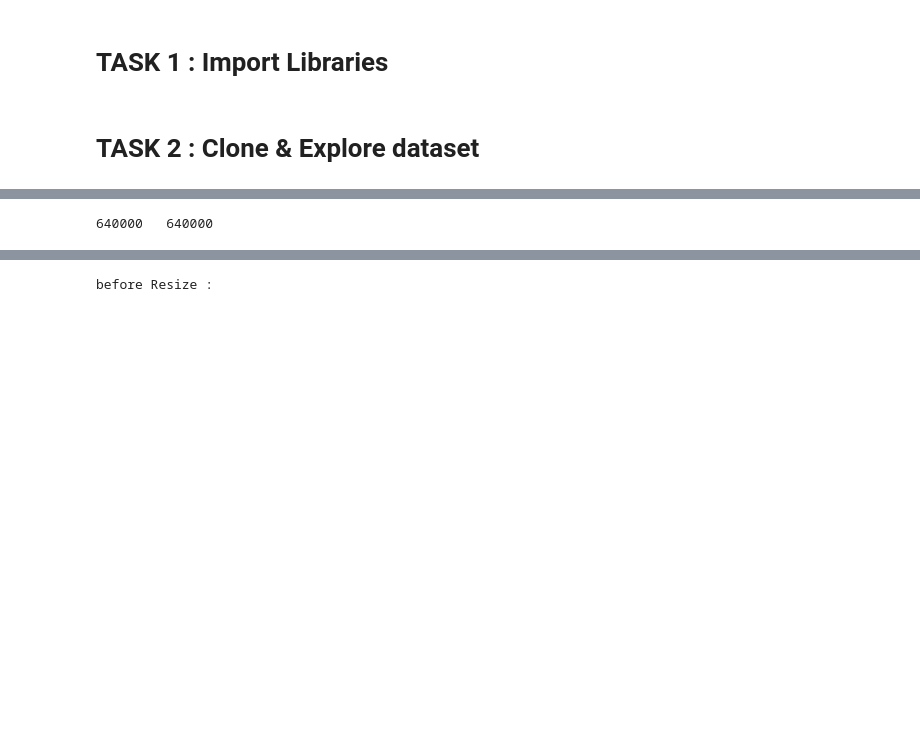
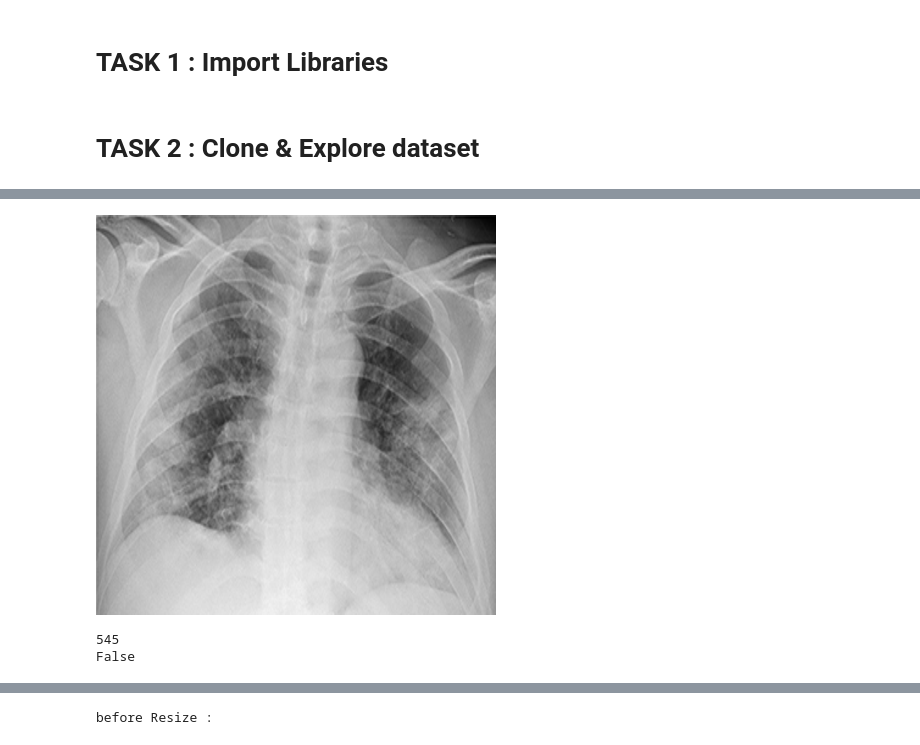
Before and after one commit to PradeepKumarM30/practiceAndLearn, a Jupyter notebook: transferlearning/justatry11.ipynb, the cells around one changed output, grey strips where cells are left out. Drawn from its saved outputs; the diff is of its cells as text; code cells hidden in the pictures; blank space fills up the shorter version.

```diff
--- a/transferlearning/justatry11.ipynb
+++ b/transferlearning/justatry11.ipynb
@@ -139,8 +139,8 @@ for filename in os.listdir(directory):
         #new_array = new_array.astype(np.float64)
       #  print("new array shape", new_array.shape(), " srd array shape", std_array.shape())
         new_array = new_array.astype(np.float64)
-        print(new_array.size, ' ', mean_array.size)
-        new_array = (new_array - mean_array) / std_array
+ #       print(new_array.size, ' ', mean_array.size)
+ #       new_array = (new_array - mean_array) / std_array
    #     print(new_array)
 
         new_array_dim_prod = new_array[0:dimension_product]
@@ -161,34 +161,36 @@ for filename in os.listdir(directory):
         cv2.waitKey()
         if(count == 150):
           output_image.show()
           display(output_image)
 
         output_image = output_image.convert('RGB')
       #  output_image.save(os.path.join(train_covid_normalised_dir,filename))
 
     #    if(count == 0):
     #      print("after flatten: ",data)
        # img_array = np.array(Image.open(image).resize((200,200)))
        # print(data.shape)
         #np_main_array = np.append(np_main_array,np.array(data),axis = 0)
         #np_main_array[,index] = data;
         #np_main_array.append([])
        # np_main_array[index].append(data)
         index = index + 1
         master_list.append(new_array)
   #      if(count <= 2):
   #        print("master list: ",master_list)
   #        print("array: ",np_main_array)
         count = count + 1
 
 
 
 print(len(master_list))
 
 
 print(flag)
 # %% [output]
+[figure, added]
-640000   640000
+545
+False
 # %%
 import numpy
 directory = train_normal_dir
```
Also changed, not shown: parts of 6 cells of this notebook.
